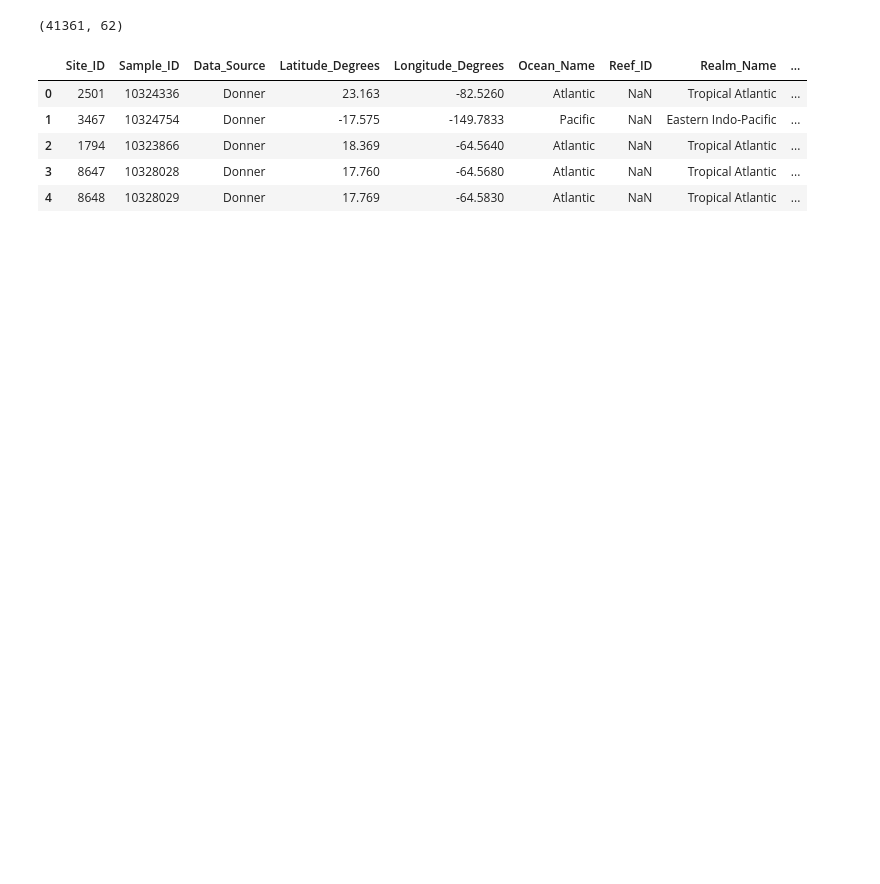
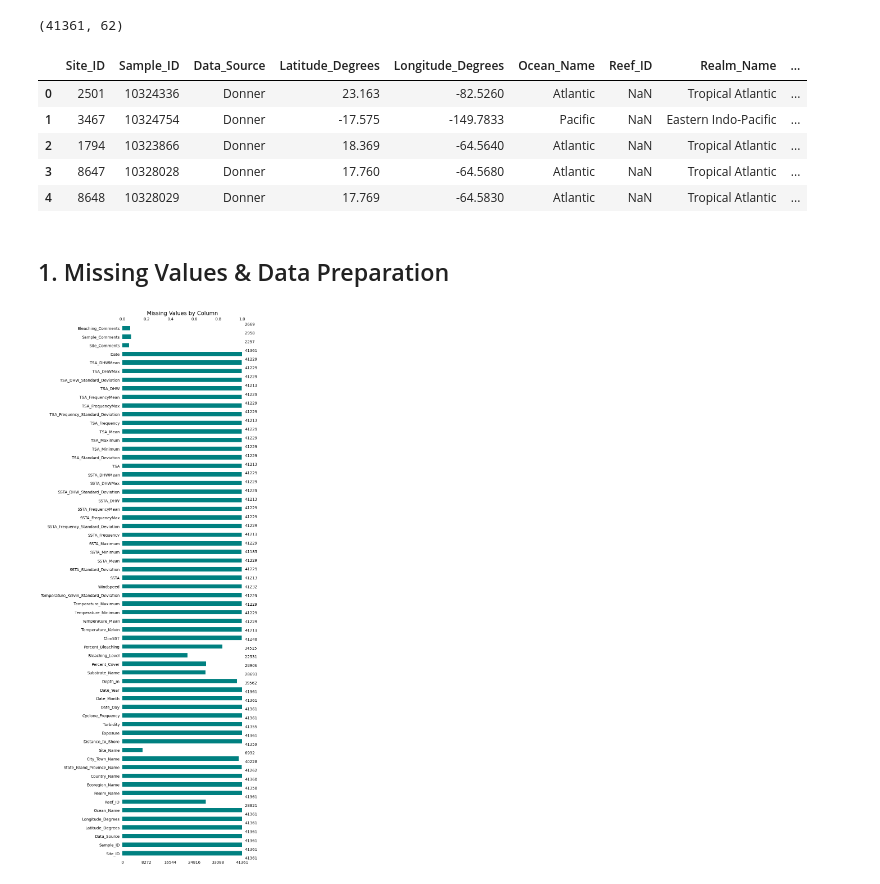
Before and after one commit to giulia-balducci/coral-bleaching-risk-analysis, a Jupyter notebook: notebooks/02_eda.ipynb, the cells around one changed output. Saved outputs shown, nothing was run; the diff lists cells and outputs as text; code cells hidden in the pictures; blank space fills up the shorter version.

Commit message:
EDA notebook 02: missing values complete, target variable distribution and binarisation done

```diff
--- a/notebooks/02_eda.ipynb
+++ b/notebooks/02_eda.ipynb
@@ -39,3 +40,15 @@ df.head()
 | 2 | 1794 | 10323866 | Donner | 18.369 | -64.5640 | Atlantic | NaN | Tropical Atlantic | ... |
 | 3 | 8647 | 10328028 | Donner | 17.760 | -64.5680 | Atlantic | NaN | Tropical Atlantic | ... |
 | 4 | 8648 | 10328029 | Donner | 17.769 | -64.5830 | Atlantic | NaN | Tropical Atlantic | ... |
+# %% [markdown]
+## 1. Missing Values & Data Preparation
+# %%
+# Overview of missing values across all columns
+fig, ax = plt.subplots(figsize=(8, 20))
+msno.bar(df, ax=ax, color=color_primary, fontsize=10)
+plt.title('Missing Values by Column', fontsize=14)
+plt.tight_layout()
+plt.savefig('../outputs/figures/missing_values_bar.png', bbox_inches='tight')
+plt.show()
+# %% [output]
+[figure, added]
```
Also changed, not shown: parts of 19 cells of this notebook.
